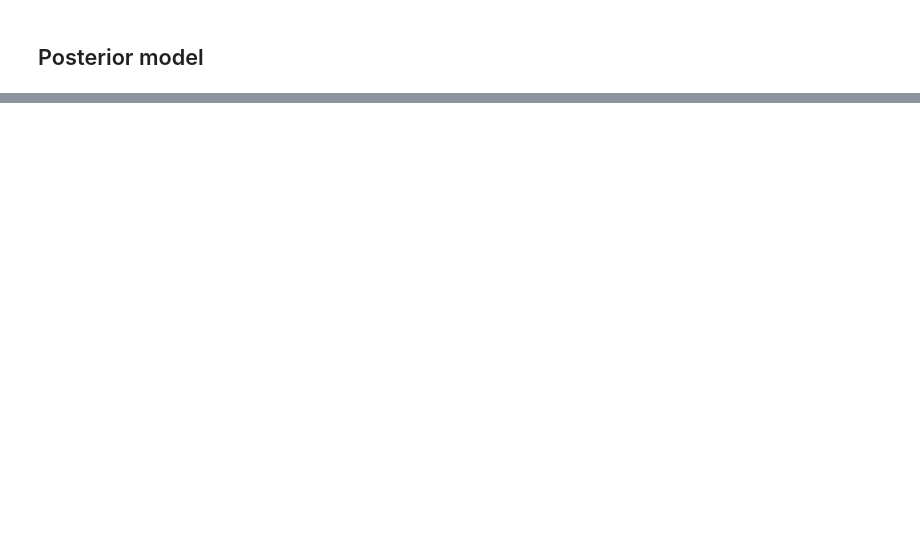
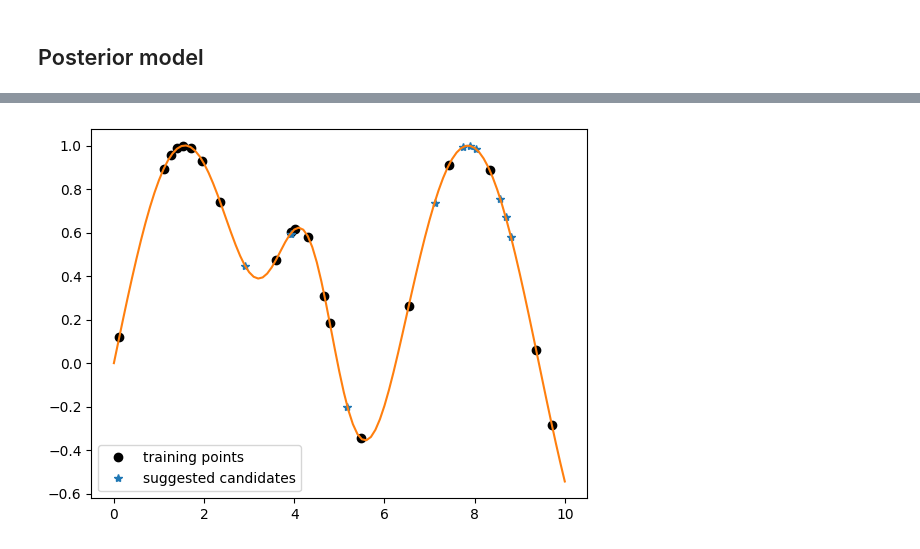
Before and after one commit to YimengJin/Thesis_Yimeng, a Jupyter notebook: Model Test.ipynb, the cells around one changed output, grey strips where cells are left out. Cells and saved outputs as stored; diff of their text form; code cells hidden in the pictures; blank space fills up the shorter version.

```diff
--- a/Model Test.ipynb
+++ b/Model Test.ipynb
@@ -188,0 +196,17 @@ plt.show()
+# %%
+EI = qExpectedImprovement(
+    model = posterior_model,
+    best_f = best_observed
+)
+# %%
+candidates_x,_ = optimize_acqf(
+    acq_function = EI,
+    bounds = torch.tensor([[0.],[10.]]),
+    q = 10, # Number of suggested candidates
+    num_restarts = 200,
+    raw_samples = 512
+)
+candidates_x
+candidates_y = F(candidates_x).unsqueeze(-1)
+
+candidates_x,candidates_y
@@ -188,0 +234,8 @@ plt.show()
+# %%
+plt.plot(posterior_x,posterior_y,'o', color = 'black')
+plt.plot(candidates_x,candidates_y,'*')
+plt.legend(['training points','suggested candidates'])
+plt.plot(x,F(x))
+plt.show()
+# %% [output]
+[figure, added]
```
Also changed, not shown: parts of 10 cells of this notebook.
